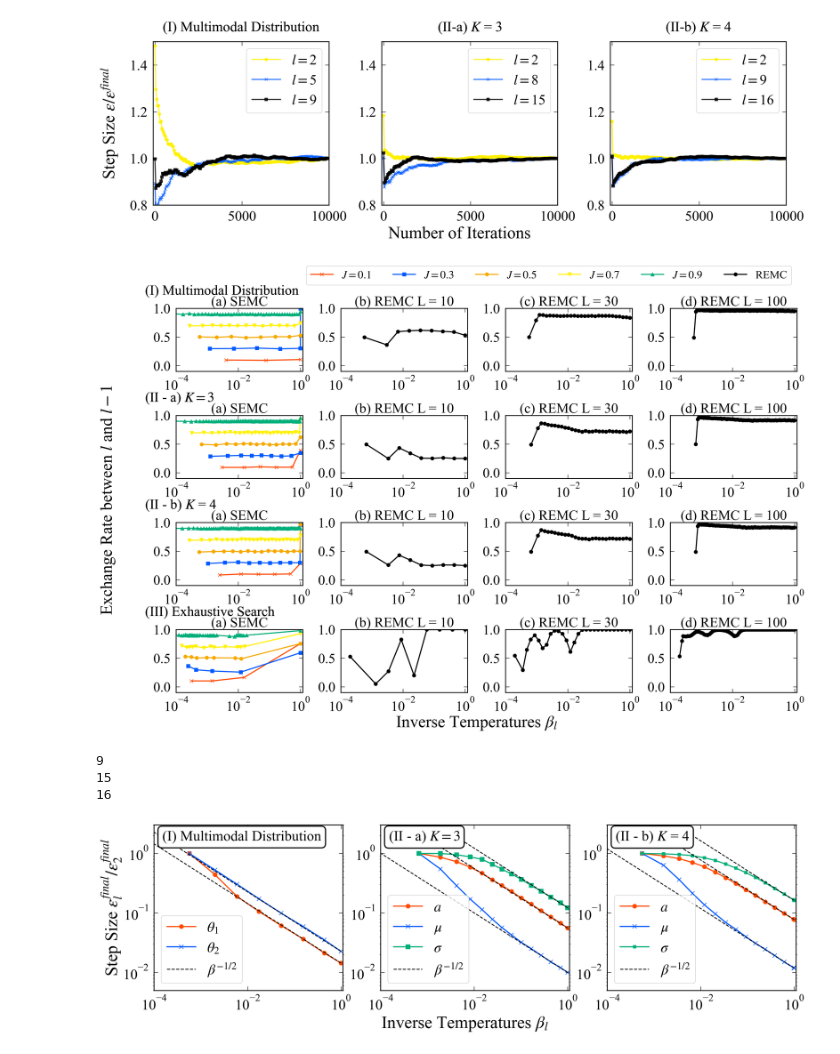
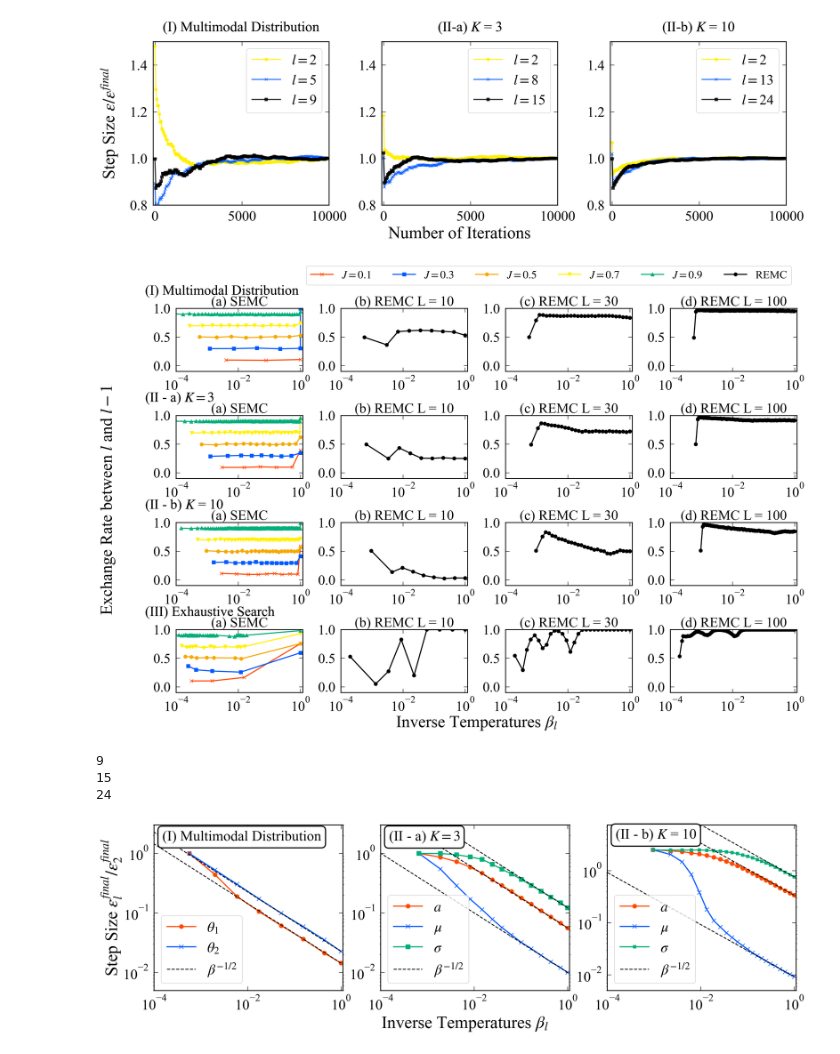
Before and after one commit to nabikatomohiro/SEMC, a Jupyter notebook: show/montecarlo_parameter.ipynb, the cells around one changed output. Drawn from its saved outputs; the diff is of its cells as text; code cells hidden in the pictures.

```diff
--- a/show/montecarlo_parameter.ipynb
+++ b/show/montecarlo_parameter.ipynb
@@ -2,13 +2,13 @@
 import numpy as np
 import matplotlib.pyplot as plt
 # %%
-Title_name = ["(I) Multimodal Sampling", "(II-a) $K$ = 3","(II-b) $K$ = 4"]
+Title_name = ["(I) Multimodal Sampling", "(II-a) $K$ = 3","(II-b) $K$ = 10"]
 Label_name = ["1)", "2)", "3)"]
 Label_name_2 = ["(I-", "(II-a-", "(II-b-"]
-experiment_array = ["multimodal_sampling","spectral_deconvolution","spectral_deconvolution_K_4"]
-l_array = [[1,4,8],[1, 7, 14],[1, 8, 15]]
+experiment_array = ["multimodal_sampling","spectral_deconvolution","spectral_deconvolution_K_10"]
+l_array = [[1,4,8],[1, 7, 14],[1, 12, 23]]
 update_num = 199
-parameter_num_array = [2,9,12]
+parameter_num_array = [2,9,30]
 xmin = -100
 xmax = 10000
 ymin = 0.8
@@ -50,5 +50,5 @@ for iter, axs in enumerate(axss):
 plt.subplots_adjust(wspace=0.3, hspace=0.4)
 fig.supylabel(r"Step Size $\epsilon/\epsilon^{final}$",x = 0.06, y = 0.5)
 fig.supxlabel("Number of Iterations",x = 0.5, y = 0.02)
-# plt.savefig("../../../MonteCarloPaper/日本語版/figure/step_size", bbox_inches="tight")
+# plt.savefig("../../Bayesian_Analysis/figure/step_size", bbox_inches="tight")
 # %% [output]
@@ -56,11 +56,11 @@ fig.supxlabel("Number of Iterations",x = 0.5, y = 0.02)
 # %%
-Title_name = ["(I) Multimodal Distribution", "(II-a) $K$ = 3","(II-b) $K$ = 4"]
+Title_name = ["(I) Multimodal Distribution", "(II-a) $K$ = 3","(II-b) $K$ = 10"]
 Label_name = ["1)", "2)", "3)"]
 Label_name_2 = ["(I-", "(II-a-", "(II-b-"]
-experiment_array = ["multimodal_sampling","spectral_deconvolution","spectral_deconvolution_K_4"]
-l_array = [[1,4,8],[1, 7, 14],[1, 8, 15]]
+experiment_array = ["multimodal_sampling","spectral_deconvolution","spectral_deconvolution_K_10"]
+l_array = [[1,4,8],[1, 7, 14],[1, 12, 23]]
 update_num = 199
-parameter_num_array = [2,9,12]
+parameter_num_array = [2,9,30]
 xmin = -100
 xmax = 10000
 ymin = 0.8
@@ -106,9 +106,9 @@ for iter, ax in enumerate(axs):
 plt.subplots_adjust(wspace=0.3, hspace=0.4)
 fig.supylabel(r"Step Size $\epsilon/\epsilon^{final}$",x = 0.06, y = 0.5)
 fig.supxlabel("Number of Iterations",x = 0.5, y = -0.08)
-# plt.savefig("../../../MonteCarloPaper/日本語版/figure/step_size", bbox_inches="tight")
+# plt.savefig("../../Bayesian_Analysis/figure/step_size", bbox_inches="tight")
 # %% [output]
-[figure, old version]
+[figure, new version]
 # %%
 fig, axs = plt.subplots(4, 4, dpi=300, figsize=(20,12))
 spines = 1.5
@@ -121,8 +121,8 @@ plt.rcParams['mathtext.fontset'] = 'stix' # math fontの設定
 plt.rcParams["font.size"] = 25
 sample = 10000
 sample_2 = 1000
-Title_name = ["(I) Multimodal Distribution", "(II - a) $K = 3$","(II - b) $K$ = 4","(III) Exhaustive Search"]
-experiment_array = ["multimodal_sampling","spectral_deconvolution","spectral_deconvolution_K_4","exhaustive_search"]
+Title_name = ["(I) Multimodal Distribution", "(II - a) $K = 3$","(II - b) $K$ = 10","(III) Exhaustive Search"]
+experiment_array = ["multimodal_sampling","spectral_deconvolution","spectral_deconvolution_K_10","exhaustive_search"]
 folder_array = ["SEMC_hyperparameter/", "EMC_hyperparameter/burn_in_" + str(sample) + "_L_" + str(10) + "/trial_0/","EMC_hyperparameter/burn_in_" + str(sample) + "_L_" + str(30) + "/trial_0/","EMC_hyperparameter/burn_in_" + str(sample) + "_L_" + str(100) + "/trial_0/"]
 gamma_array = ["0.100000", "0.300000", "0.500000", "0.700000", "0.900000"]
 # folder_array_2 = ["SEMC/burn_in_" + str(sample) + "_gamma_0.500000/trial_0/", "EMC/burn_in_" + str(sample_2) + "_L_" + str(10) + "/trial_0/","EMC/burn_in_" + str(sample_2) + "_L_" + str(30) + "/trial_0/","EMC/burn_in_" + str(sample_2) + "_L_" + str(100) + "/trial_0/"]
@@ -188,14 +188,14 @@ fig.supxlabel(r"Inverse Temperatures $\beta_l$",x = 0.5, y = 0.02)
 fig.legend(fontsize = 20, loc = "upper right", ncol = 6, bbox_to_anchor=(0.9, 1.0))
 plt.subplots_adjust(wspace=0.3, hspace=0.7)
 # plt.legend(fontsize = 20)
-# plt.savefig("../../../MonteCarloPaper/日本語版/figure/exchange_rate", bbox_inches="tight")
+# plt.savefig("../../Bayesian_Analysis/figure/exchange_rate", bbox_inches="tight")
 plt.show()
 # %% [output]
-[figure, old version]
+[figure, new version]
 # %%
-Title_name = ["(I) Multimodal Distribution", "(II - a) $K = 3$","(II - b) $K$ = 4"]
+Title_name = ["(I) Multimodal Distribution", "(II - a) $K = 3$","(II - b) $K$ = 10"]
 update_num = 199
-parameter_num_array = [2,9,12]
+parameter_num_array = [2,9,30]
 xmin_array = [0.0001,0.0001,0.0001]
 xmax = 1.1
 ymin = 0.005
@@ -204,7 +204,7 @@ iter = 0
 x_array = np.arange(0,9949,50)
 fig, axs = plt.subplots(1,3,figsize=(20,5),dpi = 300)
 sample = 10000
-experiment_array = ["multimodal_sampling","spectral_deconvolution","spectral_deconvolution_K_4"]
+experiment_array = ["multimodal_sampling","spectral_deconvolution","spectral_deconvolution_K_10"]
 spines = 1.5
 boxdic = {
     "facecolor" : "white",
@@ -238,7 +238,10 @@ for iter, ax in enumerate(axs):
     ax.yaxis.set_ticks_position('both')
     ax.xaxis.set_ticks_position('both')
     ax.tick_params(direction = "in", length = 7, pad = 10)
-    ax.set_ylim([ymin,ymax])
+    if iter == 0 or iter == 1:
+        ax.set_ylim([ymin,ymax])
+    else:
+        ax.set_ylim([ymin,ymax*2.5])
     ax.set_xlim([xmin,xmax])
     ax.set_xscale("log")
     ax.set_yscale("log")
@@ -286,34 +289,37 @@ for iter, ax in enumerate(axs):
         ax.plot(x_lines,lines[1,:], linestyle = "dashed", color = "black")
         ax.plot(x_lines,lines[2,:], linestyle = "dashed", color = "black", label = r"$\beta^{-1/2}$")
         ax.legend(fontsize = 25)
     else:
         step_size_plot = np.zeros((3,L))
         for i in range(parameter_num_array[iter]):
             step_size_plot[i%3,:] += step_size_array[i,:]
         step_size_plot = step_size_plot/4
 
         lines = np.zeros((3,2))
         lines[0,0] = step_size_plot[0][-1]
         lines[0,1] = step_size_plot[0][-1]*100
         lines[1,0] = step_size_plot[1][-1]
         lines[1,1] = step_size_plot[1][-1]*100
         lines[2,0] = step_size_plot[2][-1]
         lines[2,1] = step_size_plot[2][-1]*100
         ax.plot(inverse_temperature[1:],step_size_plot[0][1:], marker = "o", markersize = 7, linewidth = 2,label = r"$a$", color = color_array[0])
         ax.plot(inverse_temperature[1:],step_size_plot[1][1:], marker = "x", markersize = 7, linewidth = 2,label = r"$\mu$", color = color_array[1])
         ax.plot(inverse_temperature[1:],step_size_plot[2][1:], marker = "s", markersize = 5, linewidth = 2,label = r"$\sigma$", color = color_array[2])
         ax.plot(x_lines,lines[0,:], linestyle = "dashed", color = "black")
         ax.plot(x_lines,lines[1,:], linestyle = "dashed", color = "black")
         ax.plot(x_lines,lines[2,:], linestyle = "dashed", color = "black", label = r"$\beta^{-1/2}$")
         ax.legend(fontsize = 25)
     # Titleの名前をつける
-    ax.text(0.00015, ymax*0.55,Title_name[iter], ha='left', backgroundcolor='white',bbox=boxdic)
+    if iter == 0 or iter == 1:
+        ax.text(0.00015, ymax*0.55,Title_name[iter], ha='left', backgroundcolor='white',bbox=boxdic)
+    else:
+        ax.text(0.00015, ymax*0.55*2.5,Title_name[iter], ha='left', backgroundcolor='white',bbox=boxdic)
 fig.supylabel(r"Step Size $\epsilon^{final}_l/\epsilon^{final}_2$",x = 0.06, y = 0.5)
 fig.supxlabel(r"Inverse Temperatures $\beta_l$",x = 0.5, y = -0.1)
-# plt.savefig("../../../MonteCarloPaper/日本語版/figure/adjustedstep", bbox_inches="tight")
+# plt.savefig("../../Bayesian_Analysis/figure/adjustedstep", bbox_inches="tight")
 plt.show()
 # %% [output]
 9
 15
-16
+24
-[figure, old version]
+[figure, new version]
```
Also changed, not shown: parts of 1 cell of this notebook, 23 other files.
